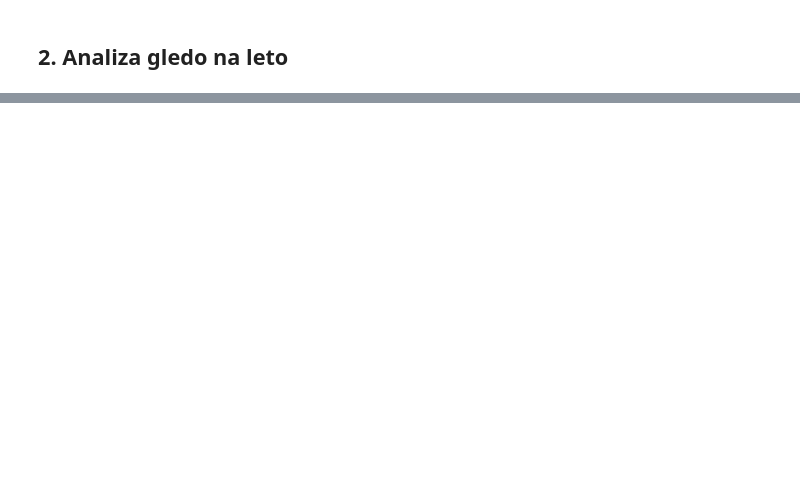
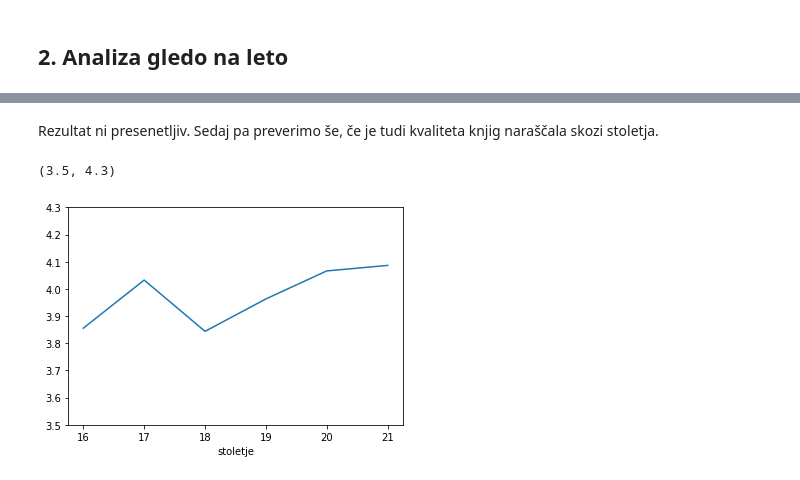
Before and after one commit to tajapezdir/analiza-podatkov, a Jupyter notebook: analiza.ipynb, the cells around one changed output, grey strips where cells are left out. Saved outputs shown, nothing was run; the diff lists cells and outputs as text; code cells hidden in the pictures; blank space fills up the shorter version.

```diff
--- a/analiza.ipynb
+++ b/analiza.ipynb
@@ -112,0 +137,13 @@ Rezultat ni presenetljiv. Vsi avotrji so napisali ogromno knjig, ki so bile v ve
+# %% [markdown]
+Rezultat ni presenetljiv. Sedaj pa preverimo še, če je tudi kvaliteta knjig naraščala skozi stoletja.
+# %%
+knjige[
+    (knjige.stoletje > 15)
+].groupby(
+    'stoletje'
+).ocena.mean(
+).plot(
+).set_ylim(3.5, 4.3)
+# %% [output]
+(3.5, 4.3)
+[figure, added]
```
Also changed, not shown: parts of 21 cells of this notebook.
